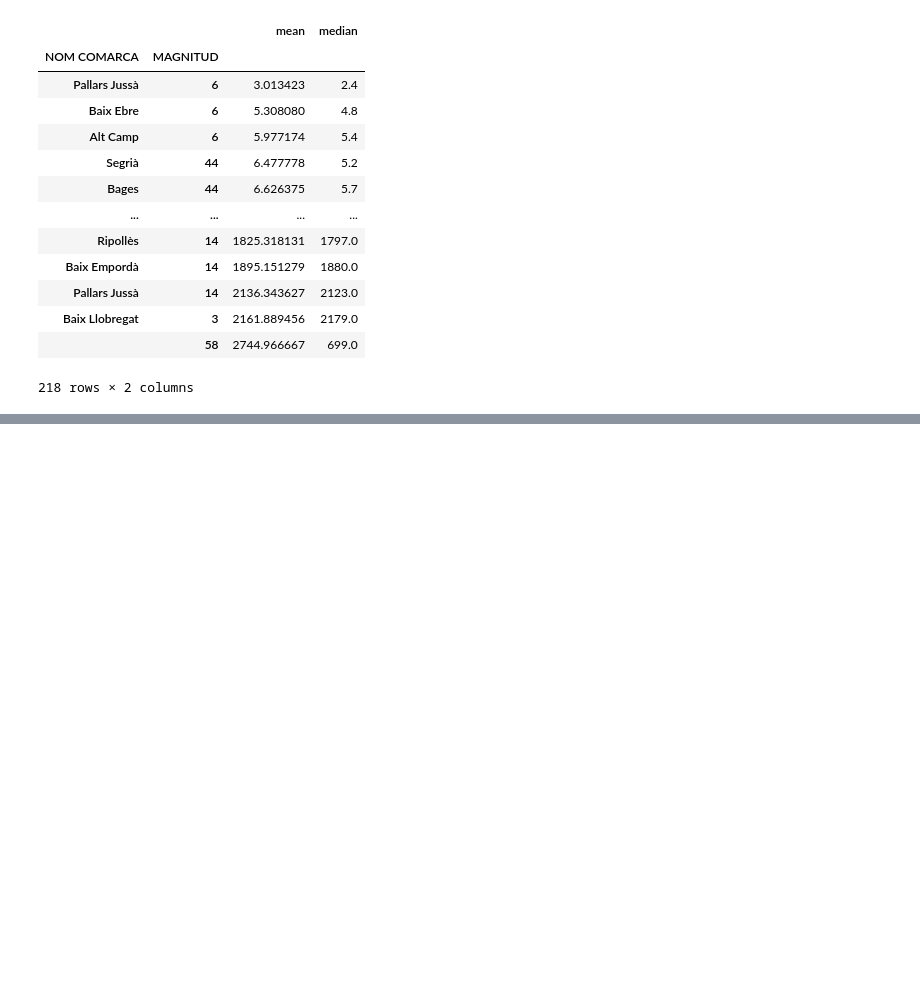
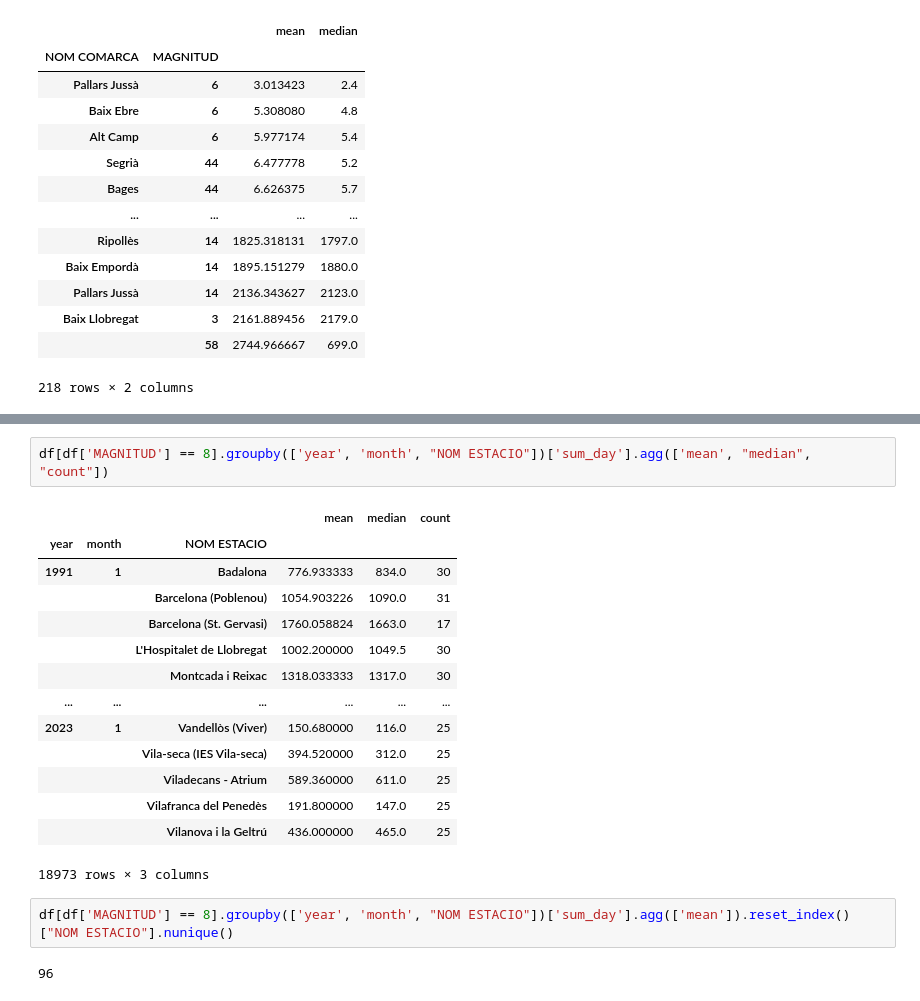
Before and after one commit to Pfed-prog/Catalonia_Data, a Jupyter notebook: Global Analysis.ipynb, the cells around one changed output, grey strips where cells are left out. Saved outputs shown, nothing was run; the diff lists cells and outputs as text; blank space fills up the shorter version.

```diff
--- a/Global Analysis.ipynb
+++ b/Global Analysis.ipynb
@@ -210,0 +261,21 @@ df.groupby(['NOM COMARCA', "MAGNITUD" ])["sum_day"].agg(['mean', "median"]).sort
+# %%
+df[df['MAGNITUD'] == 8].groupby(['year', 'month', "NOM ESTACIO"])['sum_day'].agg(['mean', "median", "count"])
+# %% [output]
+|  |  |  | mean | median | count |
+| year | month | NOM ESTACIO |  |  |  |
+| 1991 | 1 | Badalona | 776.933333 | 834.0 | 30 |
+|  |  | Barcelona (Poblenou) | 1054.903226 | 1090.0 | 31 |
+|  |  | Barcelona (St. Gervasi) | 1760.058824 | 1663.0 | 17 |
+|  |  | L'Hospitalet de Llobregat | 1002.200000 | 1049.5 | 30 |
+|  |  | Montcada i Reixac | 1318.033333 | 1317.0 | 30 |
+| ... | ... | ... | ... | ... | ... |
+| 2023 | 1 | Vandellòs (Viver) | 150.680000 | 116.0 | 25 |
+|  |  | Vila-seca (IES Vila-seca) | 394.520000 | 312.0 | 25 |
+|  |  | Viladecans - Atrium | 589.360000 | 611.0 | 25 |
+|  |  | Vilafranca del Penedès | 191.800000 | 147.0 | 25 |
+|  |  | Vilanova i la Geltrú | 436.000000 | 465.0 | 25 |
+18973 rows × 3 columns
+# %%
+df[df['MAGNITUD'] == 8].groupby(['year', 'month', "NOM ESTACIO"])['sum_day'].agg(['mean']).reset_index()["NOM ESTACIO"].nunique()
+# %% [output]
+96
```
Also changed, not shown: parts of 11 cells of this notebook, 4 other files.
